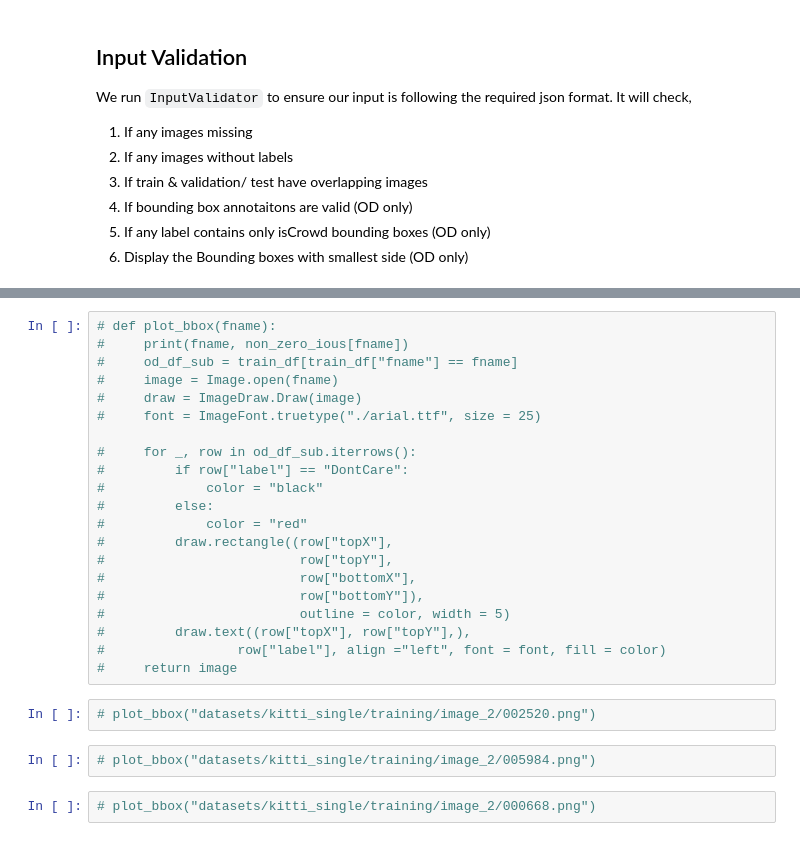
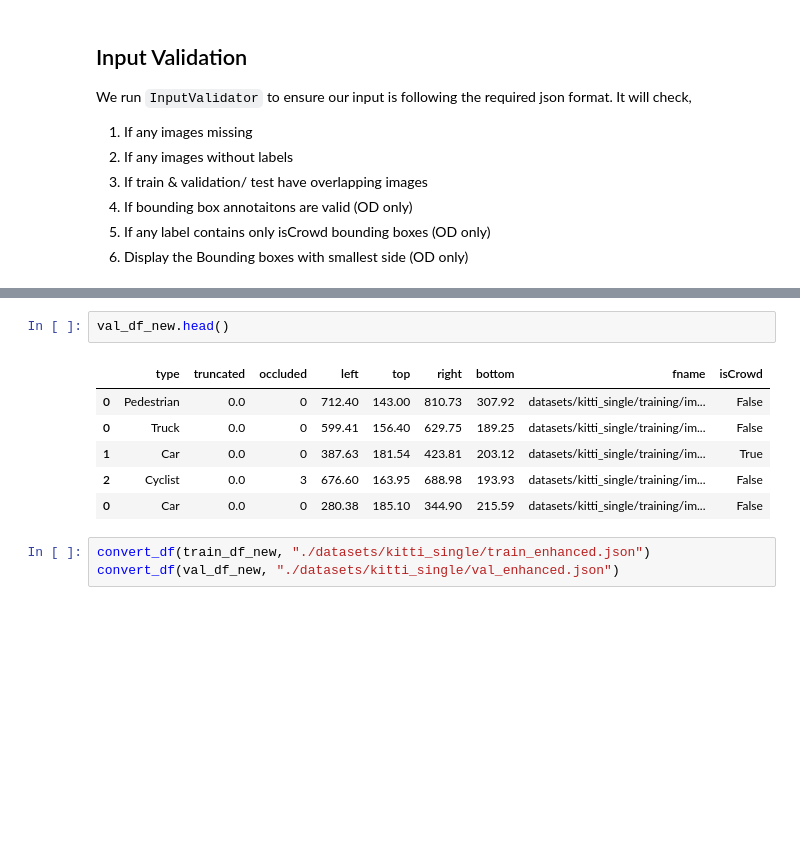
Before and after one commit to yoyolin/medium-blog-kitti, a Jupyter notebook: 0.Kitti_Dataset_Preparation.ipynb, the cells around one changed output, grey strips where cells are left out. Cells and saved outputs as stored; diff of their text form; blank space fills up the shorter version.

```diff
--- a/0.Kitti_Dataset_Preparation.ipynb
+++ b/0.Kitti_Dataset_Preparation.ipynb
@@ -441,27 +487,12 @@ TODO - don't read on as they are random code blocks at this moment
 # %%
-# def plot_bbox(fname):
-#     print(fname, non_zero_ious[fname])
-#     od_df_sub = train_df[train_df["fname"] == fname]
-#     image = Image.open(fname)
-#     draw = ImageDraw.Draw(image)
-#     font = ImageFont.truetype("./arial.ttf", size = 25)
-
-#     for _, row in od_df_sub.iterrows():
-#         if row["label"] == "DontCare":
-#             color = "black"
-#         else:
-#             color = "red"
-#         draw.rectangle((row["topX"],
-#                         row["topY"],
-#                         row["bottomX"],
-#                         row["bottomY"]),
-#                         outline = color, width = 5)
-#         draw.text((row["topX"], row["topY"],),
-#                 row["label"], align ="left", font = font, fill = color)
-#     return image
+val_df_new.head()
+# %% [output]
+|  | type | truncated | occluded | left | top | right | bottom | fname | isCrowd |
+| 0 | Pedestrian | 0.0 | 0 | 712.40 | 143.00 | 810.73 | 307.92 | datasets/kitti_single/training/im... | False |
+| 0 | Truck | 0.0 | 0 | 599.41 | 156.40 | 629.75 | 189.25 | datasets/kitti_single/training/im... | False |
+| 1 | Car | 0.0 | 0 | 387.63 | 181.54 | 423.81 | 203.12 | datasets/kitti_single/training/im... | True |
+| 2 | Cyclist | 0.0 | 3 | 676.60 | 163.95 | 688.98 | 193.93 | datasets/kitti_single/training/im... | False |
+| 0 | Car | 0.0 | 0 | 280.38 | 185.10 | 344.90 | 215.59 | datasets/kitti_single/training/im... | False |
-# %%
-# plot_bbox("datasets/kitti_single/training/image_2/002520.png")
-# %%
-# plot_bbox("datasets/kitti_single/training/image_2/005984.png")
-# %%
-# plot_bbox("datasets/kitti_single/training/image_2/000668.png")
+# %%
+convert_df(train_df_new, "./datasets/kitti_single/train_enhanced.json")
+convert_df(val_df_new, "./datasets/kitti_single/val_enhanced.json")
```
Also changed, not shown: parts of 26 cells of this notebook.
